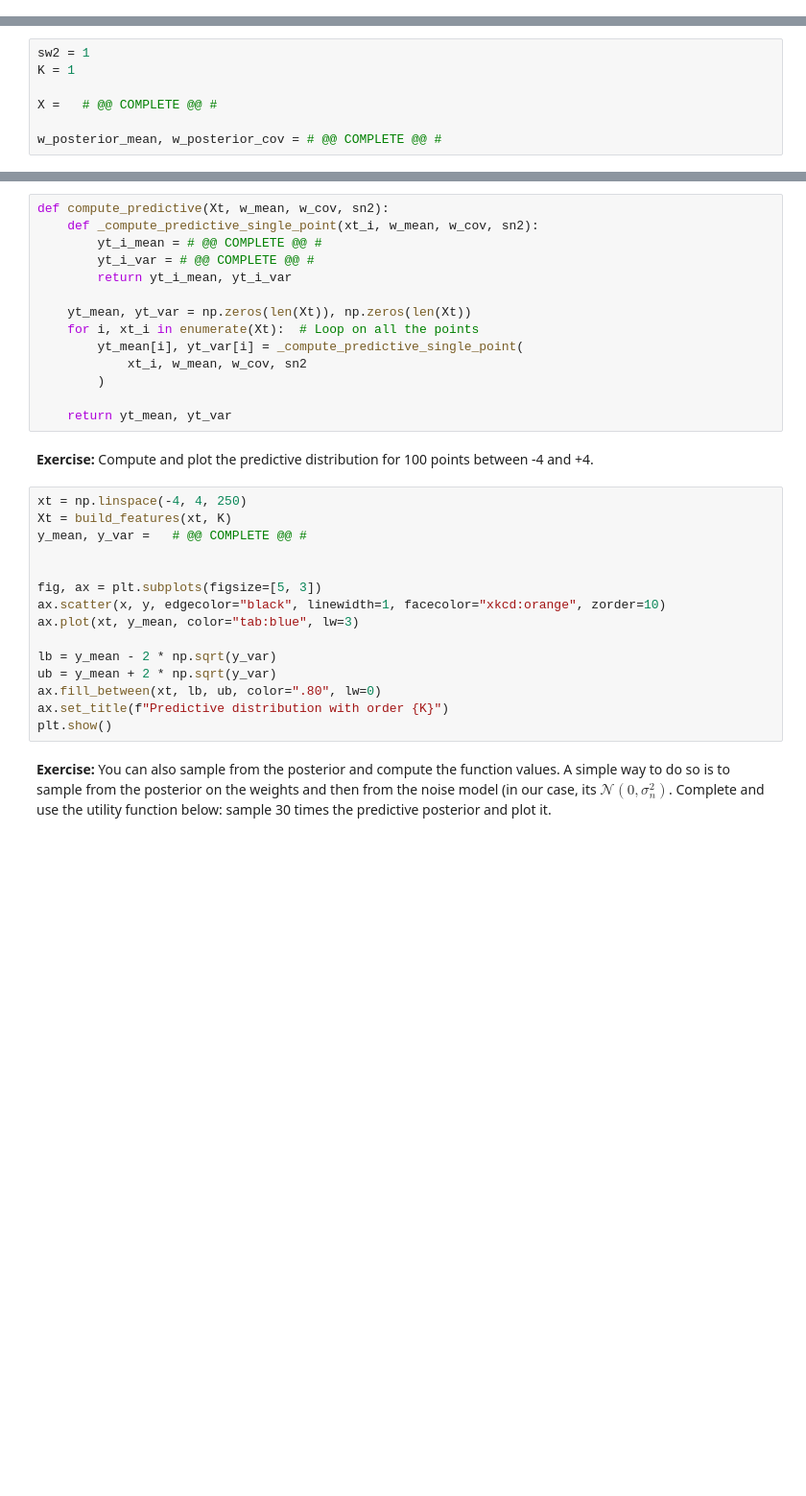
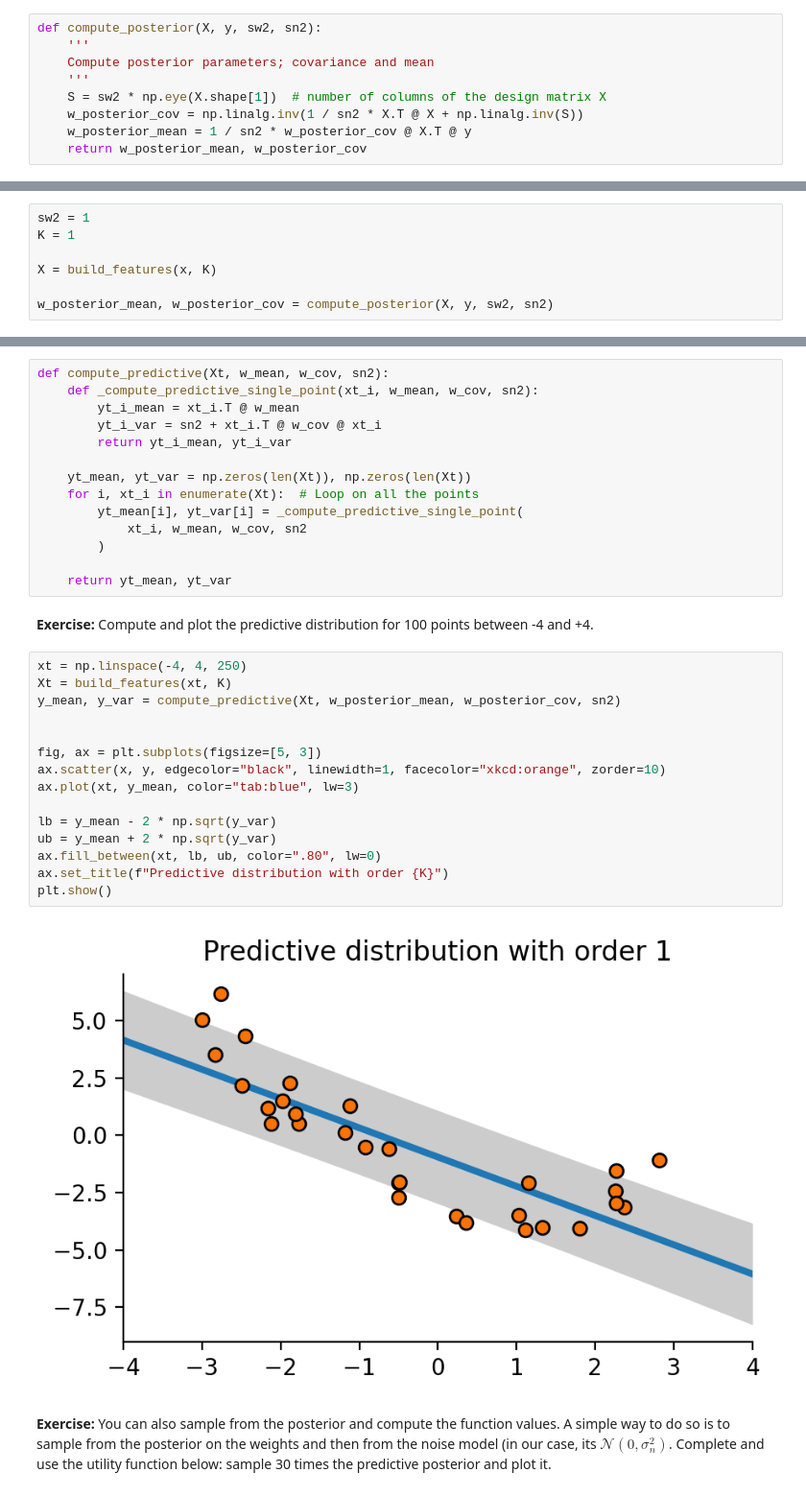
Before and after one commit to AndreaGhiglione/advanced-statistical-inference, a Jupyter notebook: lab_week1-public/Bayesian_Linear_Regression.ipynb, the cells around one changed output, grey strips where cells are left out. Shown at 96% size. Cells and saved outputs as stored; diff of their text form; blank space fills up the shorter version.

```diff
--- a/lab_week1-public/Bayesian_Linear_Regression.ipynb
+++ b/lab_week1-public/Bayesian_Linear_Regression.ipynb
@@ -198,11 +194,20 @@ def compute_posterior(X, y, sw2, sn2):
+# %%
+def compute_posterior(X, y, sw2, sn2):
+    '''
+    Compute posterior parameters; covariance and mean
+    '''
+    S = sw2 * np.eye(X.shape[1])  # number of columns of the design matrix X
+    w_posterior_cov = np.linalg.inv(1 / sn2 * X.T @ X + np.linalg.inv(S))
+    w_posterior_mean = 1 / sn2 * w_posterior_cov @ X.T @ y
+    return w_posterior_mean, w_posterior_cov
 # %% [markdown]
 **Execise:** Compute the posterior for the regression dataset. For the moment, place $\sigma_\mathrm{w}^2=1$ and start with polynomial of order 1. Finally, print the posterior mean and covariance. Comment the results.
 # %%
 sw2 = 1
 K = 1
 
-X =   # @@ COMPLETE @@ #
+X = build_features(x, K)
 
-w_posterior_mean, w_posterior_cov = # @@ COMPLETE @@ #
+w_posterior_mean, w_posterior_cov = compute_posterior(X, y, sw2, sn2)
 # %%
 print(w_posterior_mean)
@@ -260,8 +272,8 @@ Usually we want to do this for multiple points, hence the for-loop.
 # %%
 def compute_predictive(Xt, w_mean, w_cov, sn2):
     def _compute_predictive_single_point(xt_i, w_mean, w_cov, sn2):
-        yt_i_mean = # @@ COMPLETE @@ #
-        yt_i_var = # @@ COMPLETE @@ #
+        yt_i_mean = xt_i.T @ w_mean
+        yt_i_var = sn2 + xt_i.T @ w_cov @ xt_i
         return yt_i_mean, yt_i_var
 
     yt_mean, yt_var = np.zeros(len(Xt)), np.zeros(len(Xt))
@@ -276,18 +288,20 @@ def compute_predictive(Xt, w_mean, w_cov, sn2):
 # %%
 xt = np.linspace(-4, 4, 250)
 Xt = build_features(xt, K)
-y_mean, y_var =   # @@ COMPLETE @@ #
+y_mean, y_var = compute_predictive(Xt, w_posterior_mean, w_posterior_cov, sn2)
 
 
 fig, ax = plt.subplots(figsize=[5, 3])
 ax.scatter(x, y, edgecolor="black", linewidth=1, facecolor="xkcd:orange", zorder=10)
 ax.plot(xt, y_mean, color="tab:blue", lw=3)
 
 lb = y_mean - 2 * np.sqrt(y_var)
 ub = y_mean + 2 * np.sqrt(y_var)
 ax.fill_between(xt, lb, ub, color=".80", lw=0)
 ax.set_title(f"Predictive distribution with order {K}")
 plt.show()
+# %% [output]
+[figure, added]
 # %% [markdown]
 **Exercise:** You can also sample from the posterior and compute the function values. A simple way to do so is to sample from the posterior on the weights and then from the noise model (in our case, its $\mathcal{N}(0, \sigma_n^2)$.
 Complete and use the utility function below: sample 30 times the predictive posterior and plot it.
```
Also changed, not shown: parts of 4 cells of this notebook.
